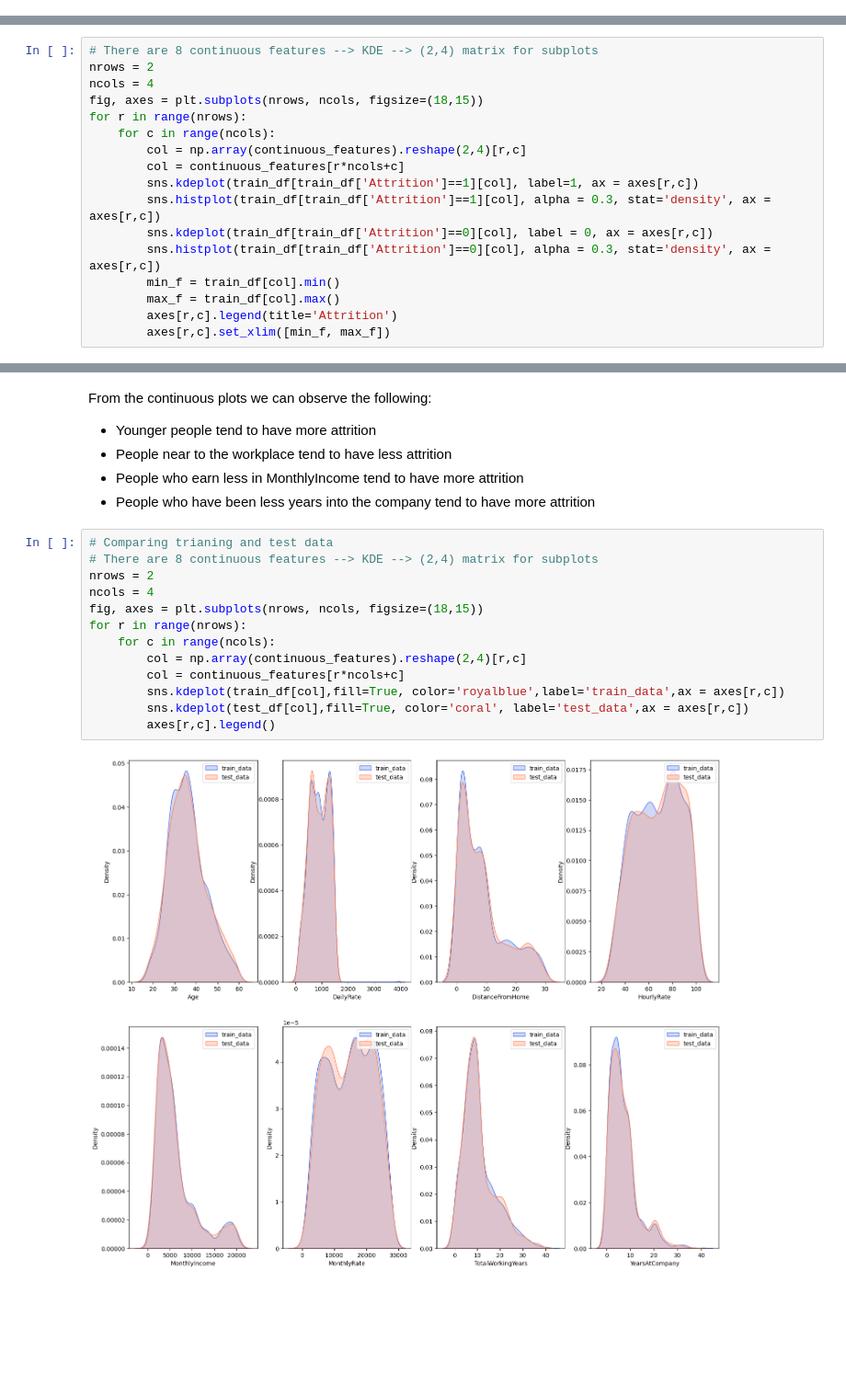
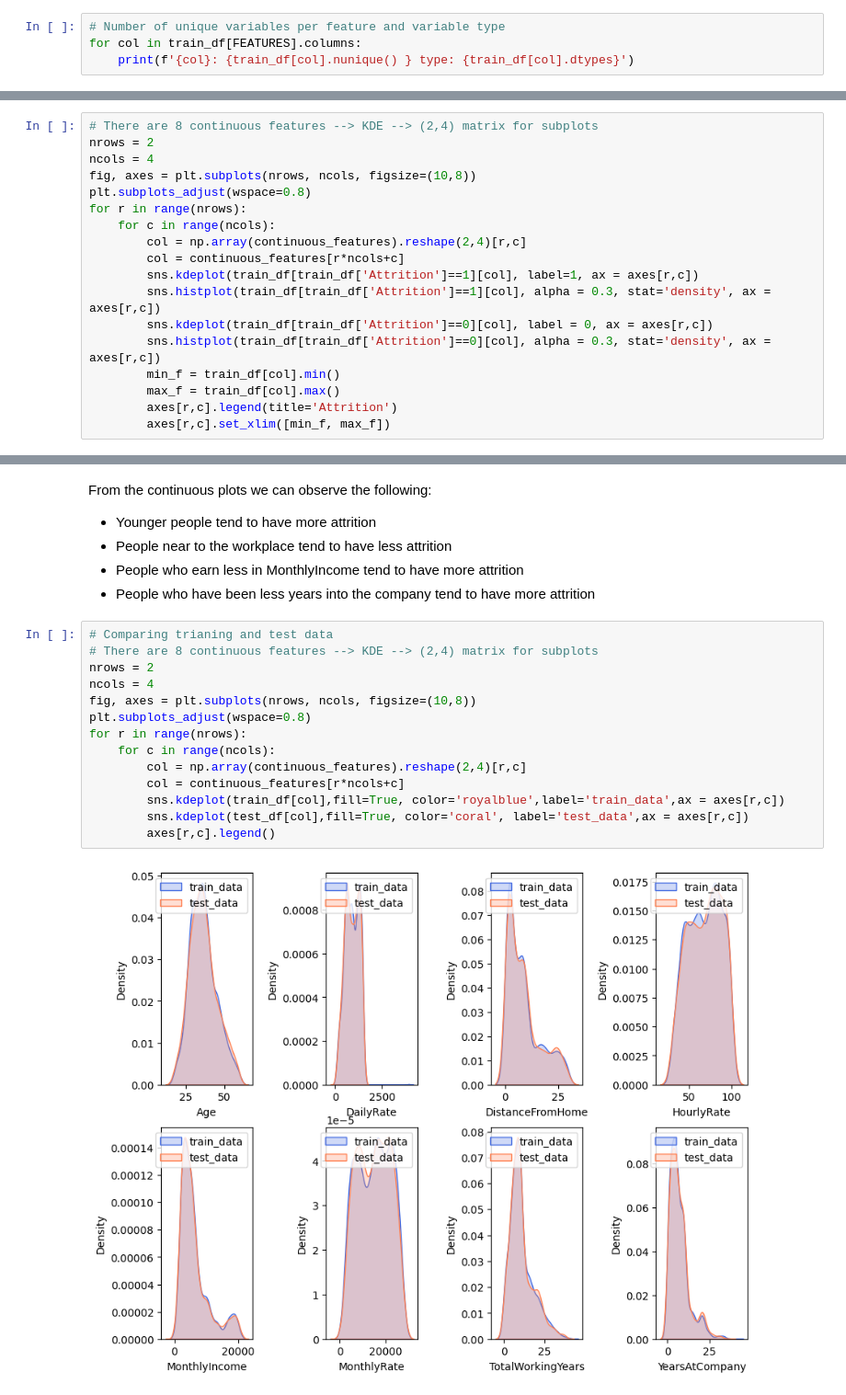
Before and after one commit to rolosa10/Kaggle_rls, a Jupyter notebook: playground_series_s3e3/notebooks/EDA_and_base_solution.ipynb, the cells around one changed output, grey strips where cells are left out. Shown at 92% size. Cells and saved outputs as stored; diff of their text form; blank space fills up the shorter version.

```diff
--- a/playground_series_s3e3/notebooks/EDA_and_base_solution.ipynb
+++ b/playground_series_s3e3/notebooks/EDA_and_base_solution.ipynb
@@ -82,0 +91,4 @@ train_df.iloc[:,:-1].describe().T.sort_values(by='std', ascending=False)\
+# %%
+# Number of unique variables per feature and variable type
+for col in train_df[FEATURES].columns:
+    print(f'{col}: {train_df[col].nunique() } type: {train_df[col].dtypes}')
@@ -118,7 +149,8 @@ Show the distribution of the features for each of the 8 continuous features.
 # There are 8 continuous features --> KDE --> (2,4) matrix for subplots
 nrows = 2
 ncols = 4
-fig, axes = plt.subplots(nrows, ncols, figsize=(18,15))
+fig, axes = plt.subplots(nrows, ncols, figsize=(10,8))
+plt.subplots_adjust(wspace=0.8)
 for r in range(nrows):
     for c in range(ncols):
         col = np.array(continuous_features).reshape(2,4)[r,c]
@@ -142,16 +174,17 @@ From the continuous plots we can observe the following:
 # %%
 # Comparing trianing and test data
 # There are 8 continuous features --> KDE --> (2,4) matrix for subplots
 nrows = 2
 ncols = 4
-fig, axes = plt.subplots(nrows, ncols, figsize=(18,15))
+fig, axes = plt.subplots(nrows, ncols, figsize=(10,8))
+plt.subplots_adjust(wspace=0.8)
 for r in range(nrows):
     for c in range(ncols):
         col = np.array(continuous_features).reshape(2,4)[r,c]
         col = continuous_features[r*ncols+c]
         sns.kdeplot(train_df[col],fill=True, color='royalblue',label='train_data',ax = axes[r,c])
         sns.kdeplot(test_df[col],fill=True, color='coral', label='test_data',ax = axes[r,c])
         axes[r,c].legend()
 # %% [output]
-[figure, old version]
+[figure, new version]
 # %% [markdown]
```
Also changed, not shown: parts of 29 cells of this notebook.
